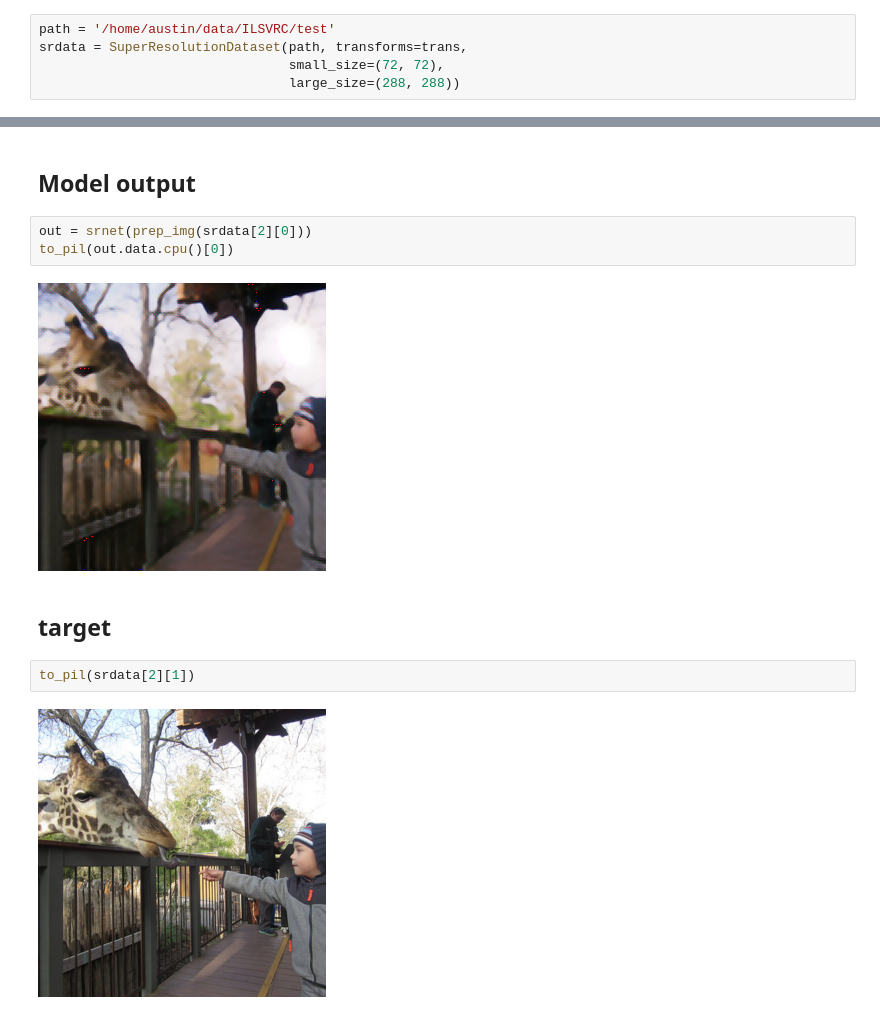
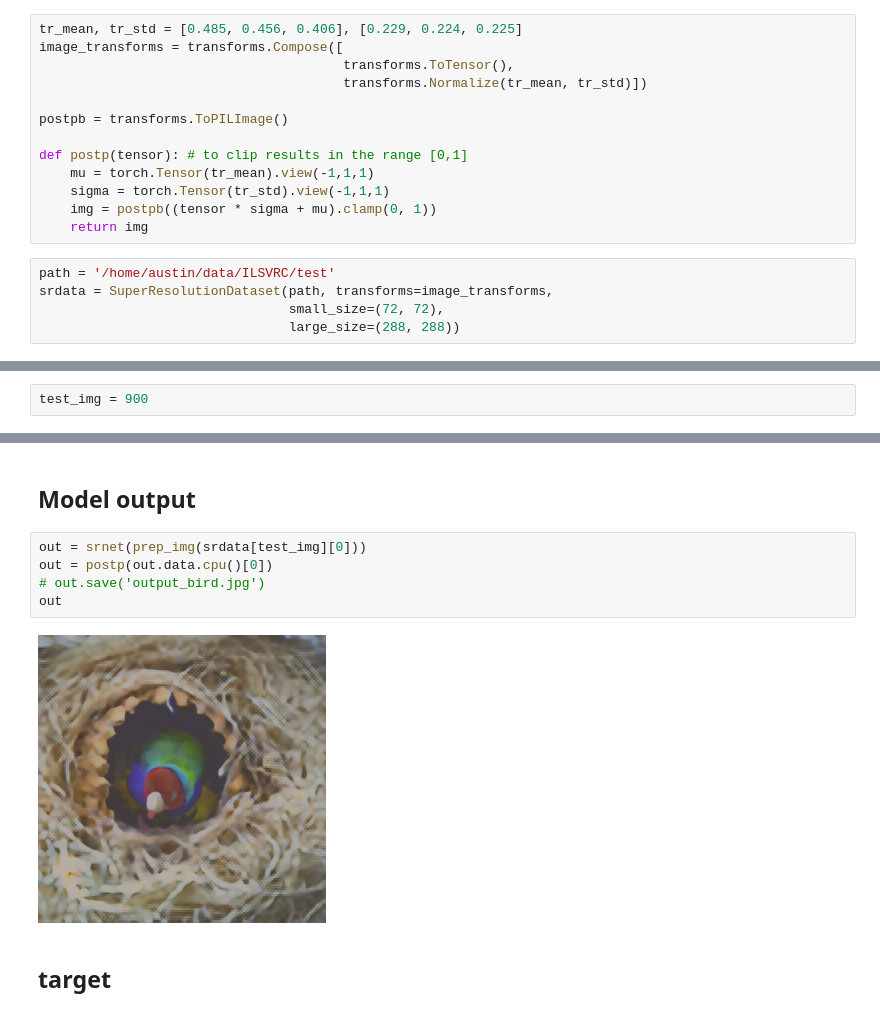
Before and after one commit to A-Jacobson/Super_Resolution, a Jupyter notebook: 4x Super Resolution.ipynb, the cells around one changed output, grey strips where cells are left out. Drawn from its saved outputs; the diff is of its cells as text.

```diff
--- a/4x Super Resolution.ipynb
+++ b/4x Super Resolution.ipynb
@@ -18,6 +18,19 @@ to_pil = transforms.ToPILImage()
+# %%
+tr_mean, tr_std = [0.485, 0.456, 0.406], [0.229, 0.224, 0.225]
+image_transforms = transforms.Compose([
+                                       transforms.ToTensor(),
+                                       transforms.Normalize(tr_mean, tr_std)])
+
+postpb = transforms.ToPILImage()
+
+def postp(tensor): # to clip results in the range [0,1]
+    mu = torch.Tensor(tr_mean).view(-1,1,1)
+    sigma = torch.Tensor(tr_std).view(-1,1,1)
+    img = postpb((tensor * sigma + mu).clamp(0, 1))
+    return img
 # %%
 path = '/home/austin/data/ILSVRC/test'
-srdata = SuperResolutionDataset(path, transforms=trans,
+srdata = SuperResolutionDataset(path, transforms=image_transforms,
                                 small_size=(72, 72),
                                 large_size=(288, 288))
 # %% [markdown]
@@ -142 +169,3 @@ Train on 5500 samples
+# %%
+test_img = 900
 # %%
@@ -146,13 +177,11 @@ to_pil(srdata[2][0]).resize((288, 288))
 # %% [markdown]
 ## Model output
 # %%
-out = srnet(prep_img(srdata[2][0]))
-to_pil(out.data.cpu()[0])
+out = srnet(prep_img(srdata[test_img][0]))
+out = postp(out.data.cpu()[0])
+# out.save('output_bird.jpg')
+out
 # %% [output]
-[figure, old version]
+[figure, new version]
 # %% [markdown]
 ## target
-# %%
-to_pil(srdata[2][1])
-# %% [output]
-[figure, removed]
```
Also changed, not shown: parts of 20 cells of this notebook, 8 other files.
